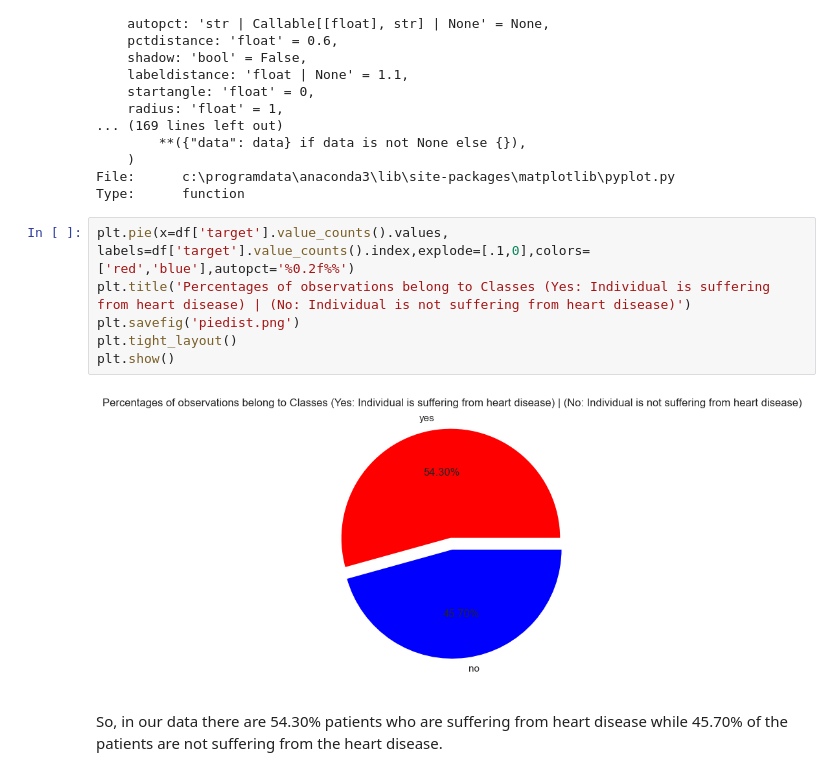
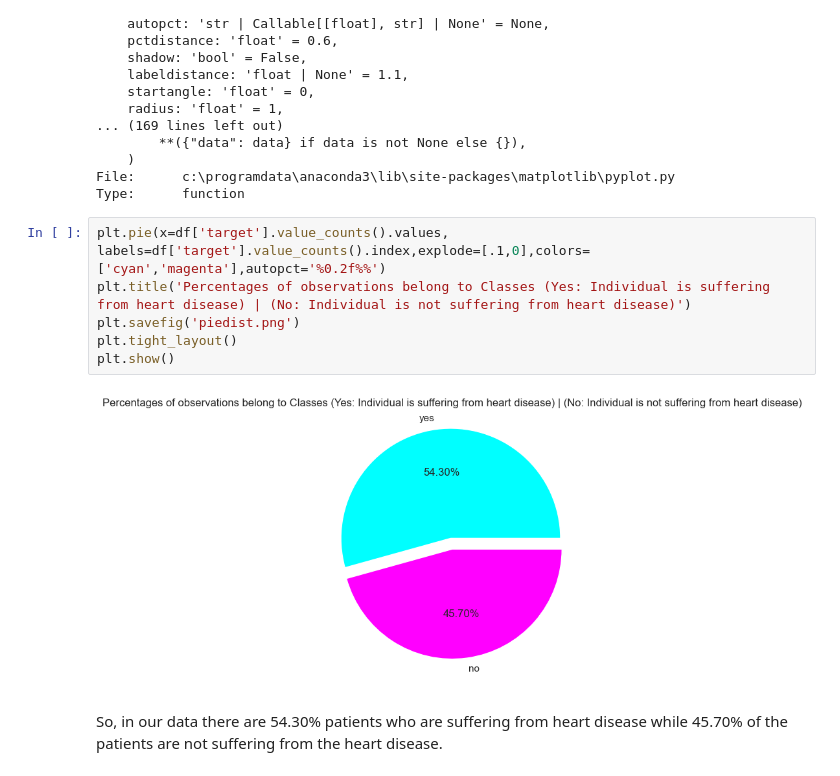
Before and after one commit to hassanaftab-coder/Python-and-AI-Bootcamp, a Jupyter notebook: Assignment2_Hassan Aftab.ipynb, the cells around one changed output. Drawn from its saved outputs; the diff is of its cells as text.

```diff
--- a/Assignment2_Hassan Aftab.ipynb
+++ b/Assignment2_Hassan Aftab.ipynb
@@ -299,13 +305,13 @@ plt.pie(
 File:      c:\programdata\anaconda3\lib\site-packages\matplotlib\pyplot.py
 Type:      function
 # %%
-plt.pie(x=df['target'].value_counts().values, labels=df['target'].value_counts().index,explode=[.1,0],colors=['red','blue'],autopct='%0.2f%%')
+plt.pie(x=df['target'].value_counts().values, labels=df['target'].value_counts().index,explode=[.1,0],colors=['cyan','magenta'],autopct='%0.2f%%')
 plt.title('Percentages of observations belong to Classes (Yes: Individual is suffering from heart disease) | (No: Individual is not suffering from heart disease)')
 plt.savefig('piedist.png')
 plt.tight_layout()
 plt.show()
 # %% [output]
-[figure, old version]
+[figure, new version]
 # %% [markdown]
 So, in our data there are 54.30% patients who are suffering from heart disease while 45.70% of the patients are not suffering from the heart disease.
 # %%
```
Also changed, not shown: parts of 63 cells of this notebook, 1 other file.
